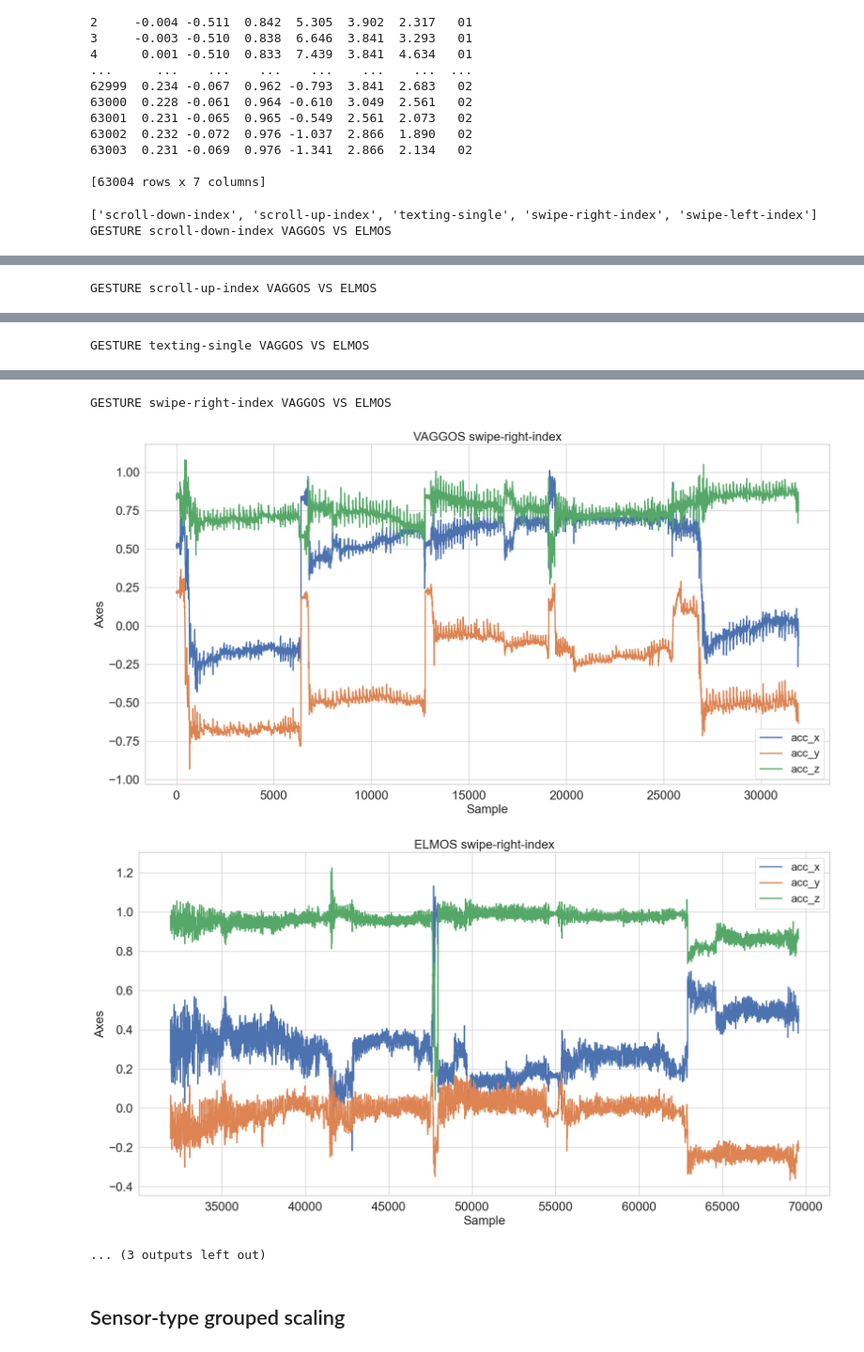
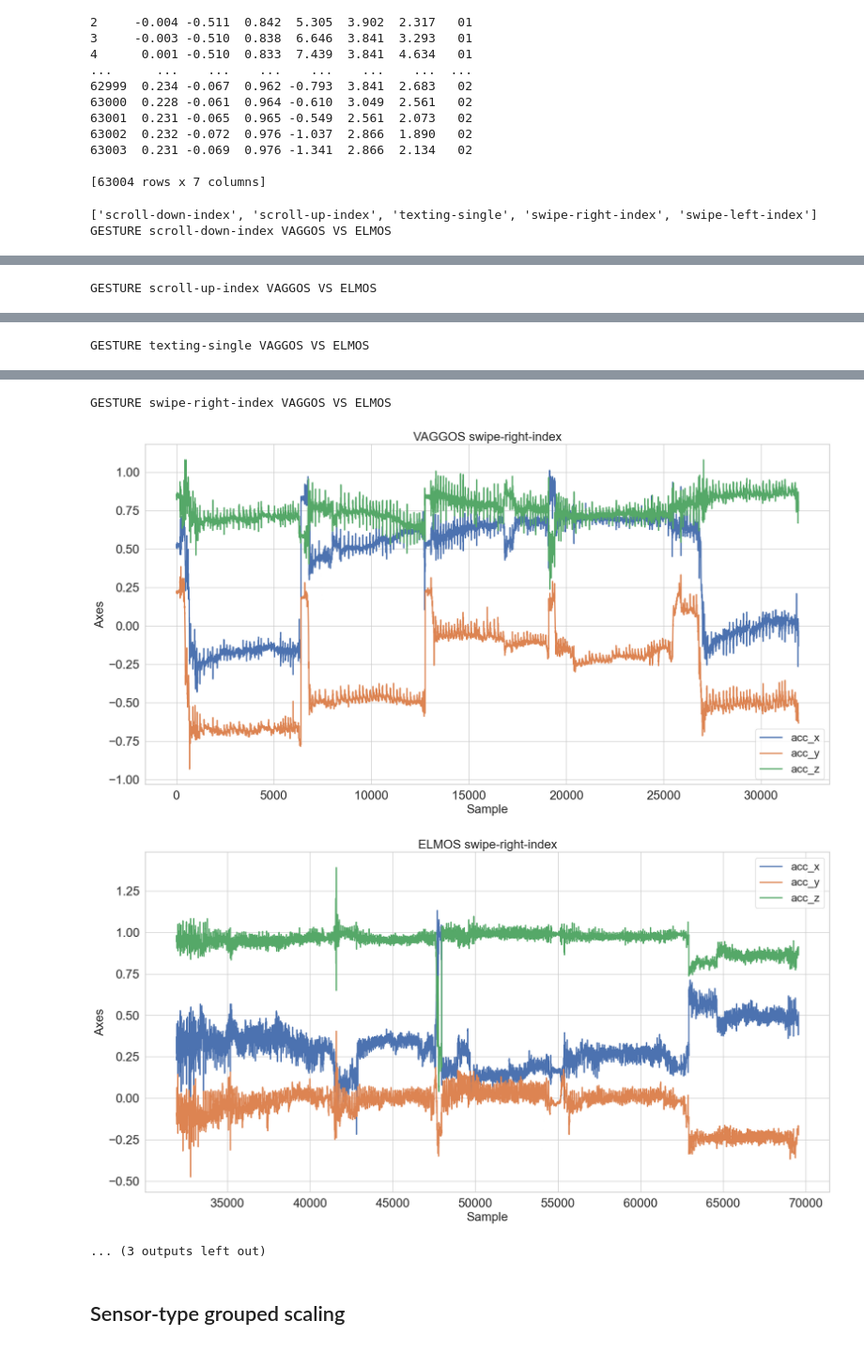
Before and after one commit to nderekk/IoT-Course-AIoT-project, a Jupyter notebook: eda.ipynb, the cells around one changed output, grey strips where cells are left out. Shown at 94% size. Drawn from its saved outputs; the diff is of its cells as text; code cells hidden in the pictures.

```diff
--- a/eda.ipynb
+++ b/eda.ipynb
@@ -333,8 +330,8 @@ users = gestures['scroll-up-index']['user'].unique()
 
 for key in keys:
     print(f'GESTURE {key} VAGGOS VS ELMOS')
-    vaggos = cleaned_gestures[key][cleaned_gestures[key]['user'] == users[0]]
-    elmos = cleaned_gestures[key][cleaned_gestures[key]['user'] == users[1]]
+    vaggos = gestures[key][gestures[key]['user'] == users[0]]
+    elmos = gestures[key][gestures[key]['user'] == users[1]]
 
     plot_instance_time_domain(vaggos.drop(columns='user'), title=f'VAGGOS {key}')
     plot_instance_time_domain(elmos.drop(columns='user'), title=f'ELMOS {key}')
@@ -362,6 +359,6 @@ GESTURE texting-single VAGGOS VS ELMOS
 GESTURE swipe-right-index VAGGOS VS ELMOS
-[figure, old version]
+[figure, new version]
-[figure, old version]
+[figure, new version]
 ... (3 outputs left out)
 # %% [markdown]
 ## Sensor-type grouped scaling
```
Also changed, not shown: parts of 3 cells of this notebook.
